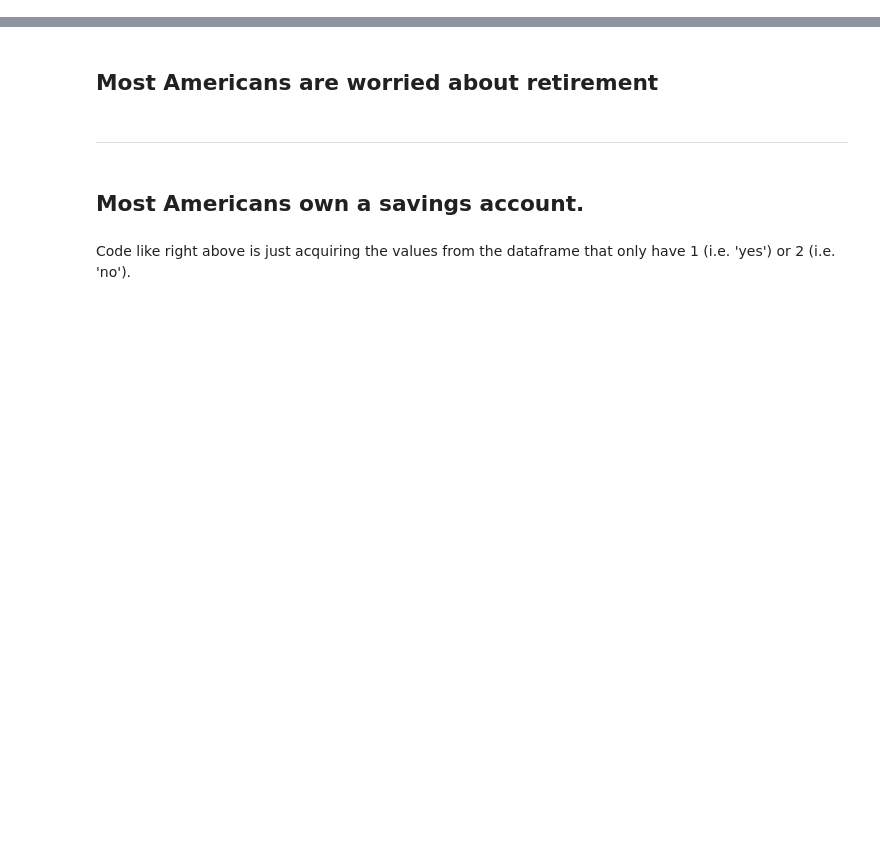
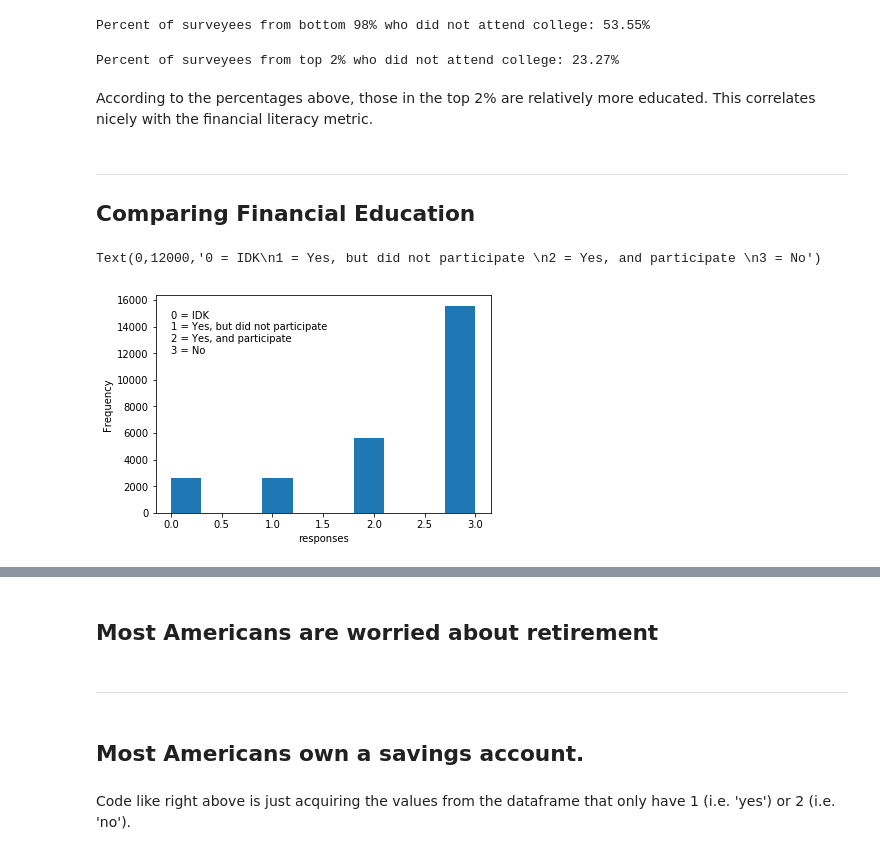
Before and after one commit to ekeleshian/financial_literacy, a Jupyter notebook: Are Americans Financially Literate?.ipynb, the cells around one changed output, grey strips where cells are left out. Drawn from its saved outputs; the diff is of its cells as text; code cells hidden in the pictures; blank space fills up the shorter version.

```diff
--- a/Are Americans Financially Literate?.ipynb
+++ b/Are Americans Financially Literate?.ipynb
@@ -28,0 +143,2 @@ ____________________________________________________________________
+# %%
+bottom_98 = df[df['financialliteracyscore'] <= 70.37]
@@ -28,0 +266,36 @@ ____________________________________________________________________
+# %%
+print(f'Percent of surveyees from bottom 98% who did not attend college: {rounding((0.284866+ 0.165045+ 0.022199+0.063366)*100)}%')
+# %% [output]
+Percent of surveyees from bottom 98% who did not attend college: 53.55%
+# %%
+print(f'Percent of surveyees from top 2% who did not attend college: {rounding((0.164718+ 0.056323+0.011690 )*100)}%')
+# %% [output]
+Percent of surveyees from top 2% who did not attend college: 23.27%
+# %% [markdown]
+According to the percentages above, those in the top 2% are relatively more educated. This correlates nicely with the financial literacy metric.
+# %% [markdown]
+__________________________________________________________________
+
+## Comparing Financial Education
+# %%
+target = ["FinancialEducationOfferedAtSchoolOrWork?",
+          "ReceiveFinancialEducationInHighSchool?",
+          "ReceiveFinancialEducationInCollege?",
+          "ReceiveFinancialEducationFromWork?",
+          "ReceiveFinancialEducationFromMilitary?",
+          "ParentsTeachYouAboutFinance?",
+         ]
+# %%
+fin_ed_98 = bottom_98[target]
+
+fin_ed_98 = fin_ed_98[fin_ed_98['FinancialEducationOfferedAtSchoolOrWork?']!= 99]
+# fin_ed_98.hist(column = "FinancialEducationOfferedAtSchoolOrWork?")
+import matplotlib.pyplot as plt
+
+plt.hist(fin_ed_98['FinancialEducationOfferedAtSchoolOrWork?'])
+plt.xlabel('Responses')
+plt.ylabel('Frequency')
+plt.text(0, 12000, '0 = IDK\n1 = Yes, but did not participate \n2 = Yes, and participate \n3 = No')
+# %% [output]
+Text(0,12000,'0 = IDK\n1 = Yes, but did not participate \n2 = Yes, and participate \n3 = No')
+[figure, added]
```
Also changed, not shown: parts of 59 cells of this notebook.
